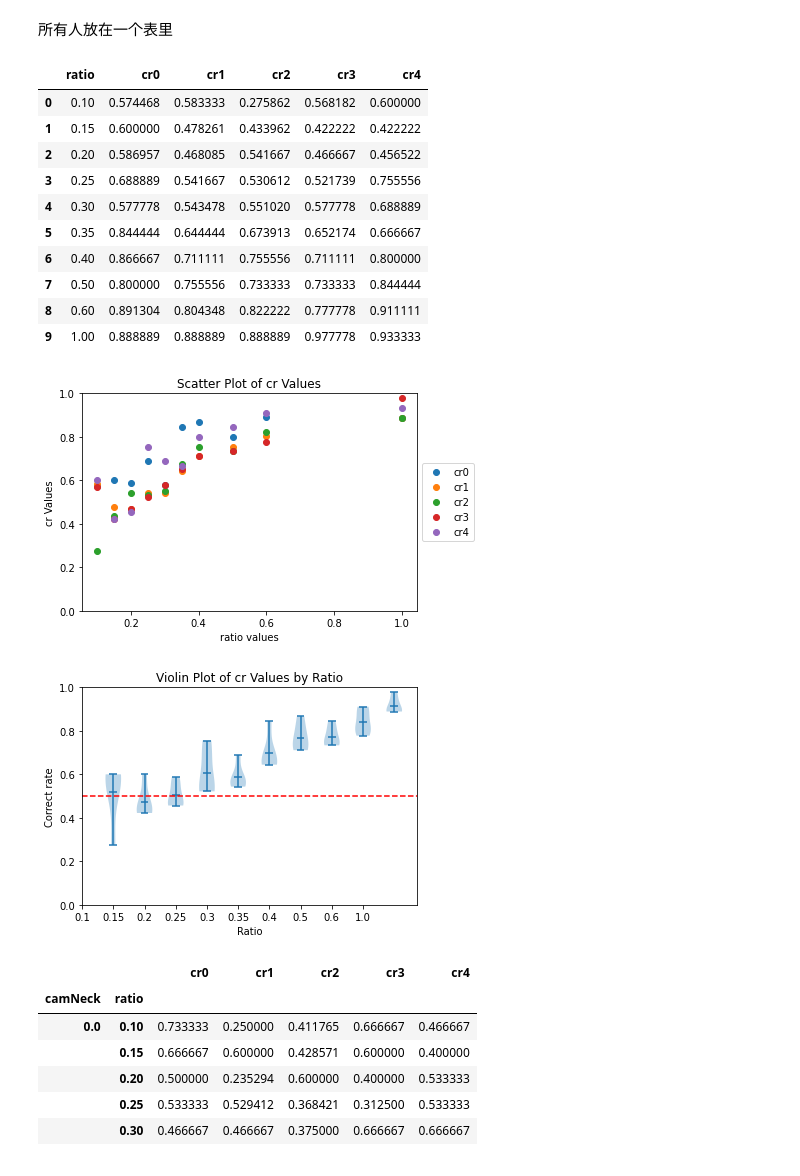
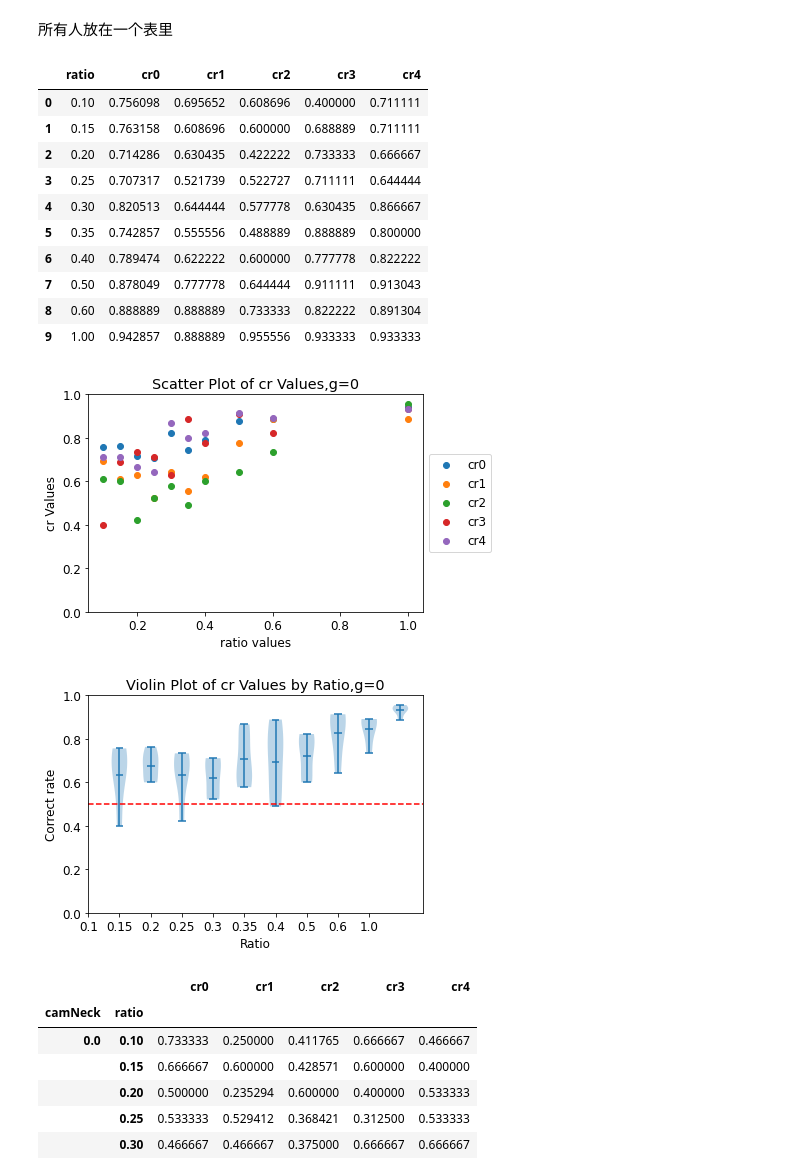
Before and after one commit to ZHTis/count, a Jupyter notebook: datacolin/datacolin.ipynb, the cells around one changed output. Cells and saved outputs as stored; diff of their text form; code cells hidden in the pictures.

```diff
--- a/datacolin/datacolin.ipynb
+++ b/datacolin/datacolin.ipynb
@@ -320,7 +320,7 @@ crlist_(0)[0]
 # %%
 
 def cr(which,individual):
-    crlist_g = crlist_(individual)[0]
+    crlist_g = crlist_(individual)[1]
     crlist_which_g=crlist_g.copy().groupby(which)
     r_which_g = crlist_which_g['isCorrect'].mean().reset_index(drop=False)
     #print(crlist_which_g['isCorrect'].count())
@@ -345,16 +345,16 @@ cr_which_group('ratio')
 #cr_which_group('camID')
 # %% [output]
 |  | ratio | cr0 | cr1 | cr2 | cr3 | cr4 |
-| 0 | 0.10 | 0.574468 | 0.583333 | 0.275862 | 0.568182 | 0.600000 |
-| 1 | 0.15 | 0.600000 | 0.478261 | 0.433962 | 0.422222 | 0.422222 |
-| 2 | 0.20 | 0.586957 | 0.468085 | 0.541667 | 0.466667 | 0.456522 |
-| 3 | 0.25 | 0.688889 | 0.541667 | 0.530612 | 0.521739 | 0.755556 |
-| 4 | 0.30 | 0.577778 | 0.543478 | 0.551020 | 0.577778 | 0.688889 |
-| 5 | 0.35 | 0.844444 | 0.644444 | 0.673913 | 0.652174 | 0.666667 |
-| 6 | 0.40 | 0.866667 | 0.711111 | 0.755556 | 0.711111 | 0.800000 |
-| 7 | 0.50 | 0.800000 | 0.755556 | 0.733333 | 0.733333 | 0.844444 |
-| 8 | 0.60 | 0.891304 | 0.804348 | 0.822222 | 0.777778 | 0.911111 |
-| 9 | 1.00 | 0.888889 | 0.888889 | 0.888889 | 0.977778 | 0.933333 |
+| 0 | 0.10 | 0.756098 | 0.695652 | 0.608696 | 0.400000 | 0.711111 |
+| 1 | 0.15 | 0.763158 | 0.608696 | 0.600000 | 0.688889 | 0.711111 |
+| 2 | 0.20 | 0.714286 | 0.630435 | 0.422222 | 0.733333 | 0.666667 |
+| 3 | 0.25 | 0.707317 | 0.521739 | 0.522727 | 0.711111 | 0.644444 |
+| 4 | 0.30 | 0.820513 | 0.644444 | 0.577778 | 0.630435 | 0.866667 |
+| 5 | 0.35 | 0.742857 | 0.555556 | 0.488889 | 0.888889 | 0.800000 |
+| 6 | 0.40 | 0.789474 | 0.622222 | 0.600000 | 0.777778 | 0.822222 |
+| 7 | 0.50 | 0.878049 | 0.777778 | 0.644444 | 0.911111 | 0.913043 |
+| 8 | 0.60 | 0.888889 | 0.888889 | 0.733333 | 0.822222 | 0.891304 |
+| 9 | 1.00 | 0.942857 | 0.888889 | 0.955556 | 0.933333 | 0.933333 |
 # %%
 df = cr_which_group('ratio')
 import matplotlib.pyplot as plt
@@ -363,33 +363,33 @@ for i in range(5):
     plt.scatter(df['ratio'], df[f'cr{i}'], label=f'cr{i}')
 
 
-plt.title('Scatter Plot of cr Values')
+plt.title('Scatter Plot of cr Values,g=0')
 plt.xlabel('ratio values')
 plt.ylabel('cr Values')
 plt.ylim(0, 1)
 plt.legend(loc='center left', bbox_to_anchor=(1, 0.5))
 plt.show()
 # %% [output]
-[figure, old version]
+[figure, new version]
 # %%
 import matplotlib.pyplot as plt
 import pandas as pd
 
 df = cr_which_group('ratio').copy()
 df['ratio'] = df['ratio'].round(2)
 
 df_melt = pd.melt(df, id_vars=['ratio'], value_vars=[f'cr{i}' for i in range(5)])
 
 plt.violinplot([df_melt.loc[df_melt['ratio'] == r, 'value'] for r in df_melt['ratio'].unique()], showmeans=True)
 plt.axhline(y=0.5, color='r', linestyle='--')
-plt.title('Violin Plot of cr Values by Ratio')
+plt.title('Violin Plot of cr Values by Ratio,g=0')
 plt.xlabel('Ratio')
 plt.ylabel('Correct rate')
 plt.ylim(0, 1)
 plt.xticks(range(len(df_melt['ratio'].unique())), df_melt['ratio'].unique())
 plt.show()
 # %% [output]
-[figure, old version]
+[figure, new version]
 # %%
 cr_n_r_g_i = []
 for i in range(0,len(df_pon_behaviorC)):
```
Also changed, not shown: parts of 7 cells of this notebook.
